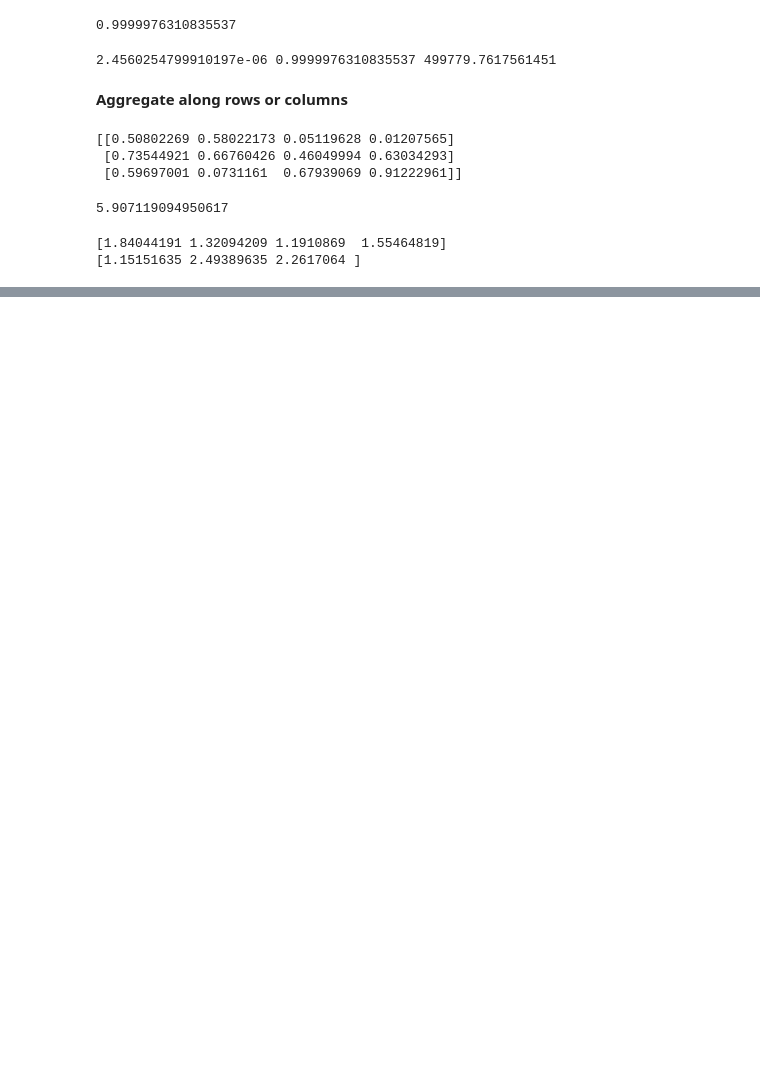
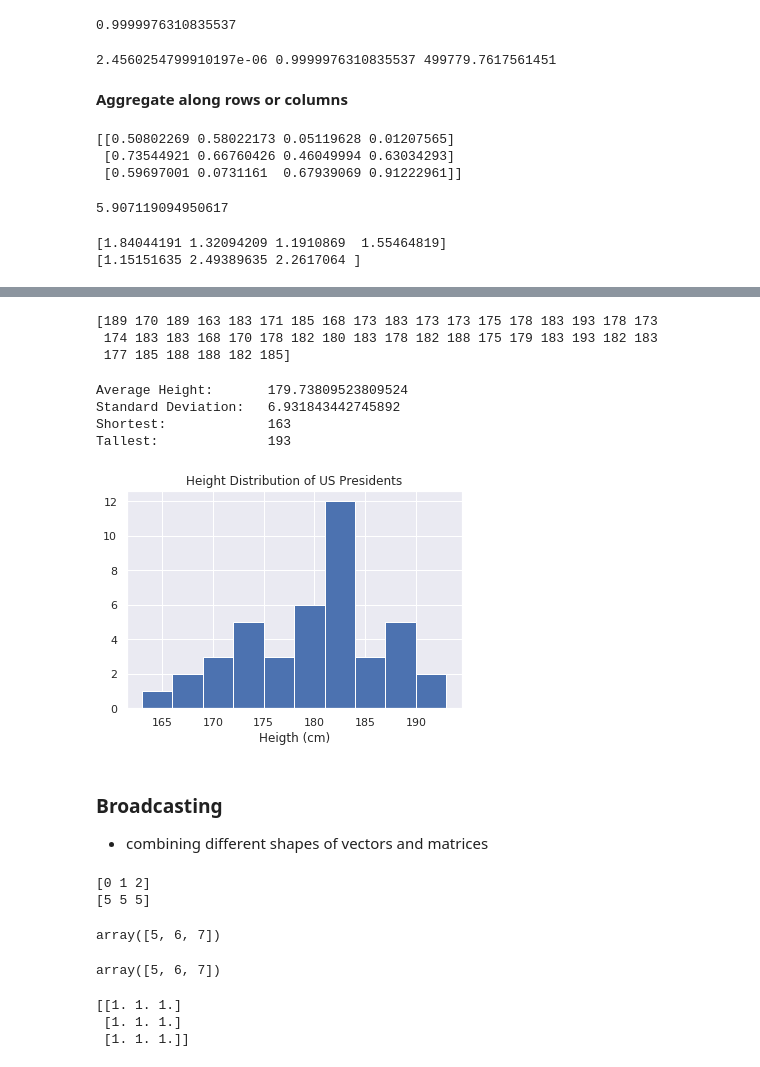
Before and after one commit to yanayang01/jupyter-notebooks, a Jupyter notebook: numpy-playground.ipynb, the cells around one changed output, grey strips where cells are left out. Saved outputs shown, nothing was run; the diff lists cells and outputs as text; code cells hidden in the pictures; blank space fills up the shorter version.

Commit message:
completed numpy examples, updated requirements doc

```diff
--- a/numpy-playground.ipynb
+++ b/numpy-playground.ipynb
@@ -379,0 +395,21 @@ print(m.sum(axis=1)) # sum each row
+# %%
+import pandas as pd
+data = pd.read_csv('data/president_heights.csv')
+# %%
+heights = np.array(data['height(cm)'])
+print(heights)
+# %% [output]
+[189 170 189 163 183 171 185 168 173 183 173 173 175 178 183 193 178 173
+ 174 183 183 168 170 178 182 180 183 178 182 188 175 179 183 193 182 183
+ 177 185 188 188 182 185]
+# %%
+# get mean, std, min, and max of heights
+print("Average Height:      ", heights.mean())
+print("Standard Deviation:  ", heights.std())
+print("Shortest:            ", heights.min())
+print("Tallest:             ", heights.max())
+# %% [output]
+Average Height:       179.73809523809524
+Standard Deviation:   6.931843442745892
+Shortest:             163
+Tallest:              193
@@ -379,0 +421,33 @@ print(m.sum(axis=1)) # sum each row
+# %%
+plt.hist(heights) # histogram
+plt.title("Height Distribution of US Presidents")
+plt.xlabel("Heigth (cm)"); # comma to suppress text output
+# %% [output]
+[figure, added]
+# %% [markdown]
+### Broadcasting
+- combining different shapes of vectors and matrices
+# %%
+a = np.array([0, 1, 2])
+b = np.array([5, 5, 5])
+print(a)
+print(b)
+# %% [output]
+[0 1 2]
+[5 5 5]
+# %%
+a + b # adding arrays of the same size
+# %% [output]
+array([5, 6, 7])
+# %%
+a + 5 # add scalar 5 to all elements of a
+# %% [output]
+array([5, 6, 7])
+# %%
+# example using matrices
+m = np.ones((3, 3))
+print(m)
+# %% [output]
+[[1. 1. 1.]
+ [1. 1. 1.]
+ [1. 1. 1.]]
```
Also changed, not shown: parts of 113 cells of this notebook, 1 other file.
